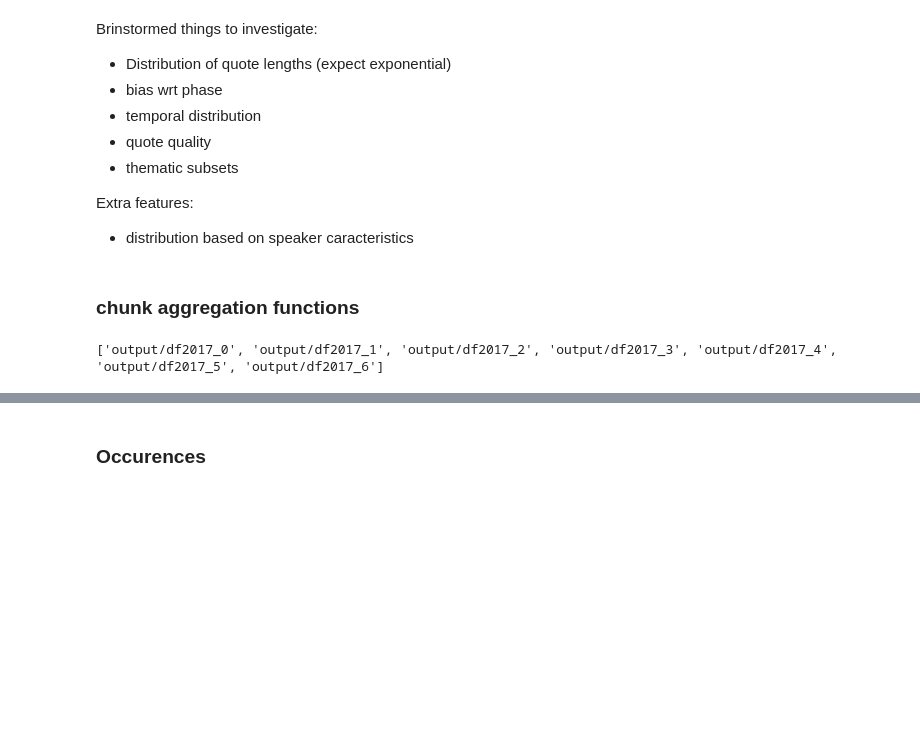
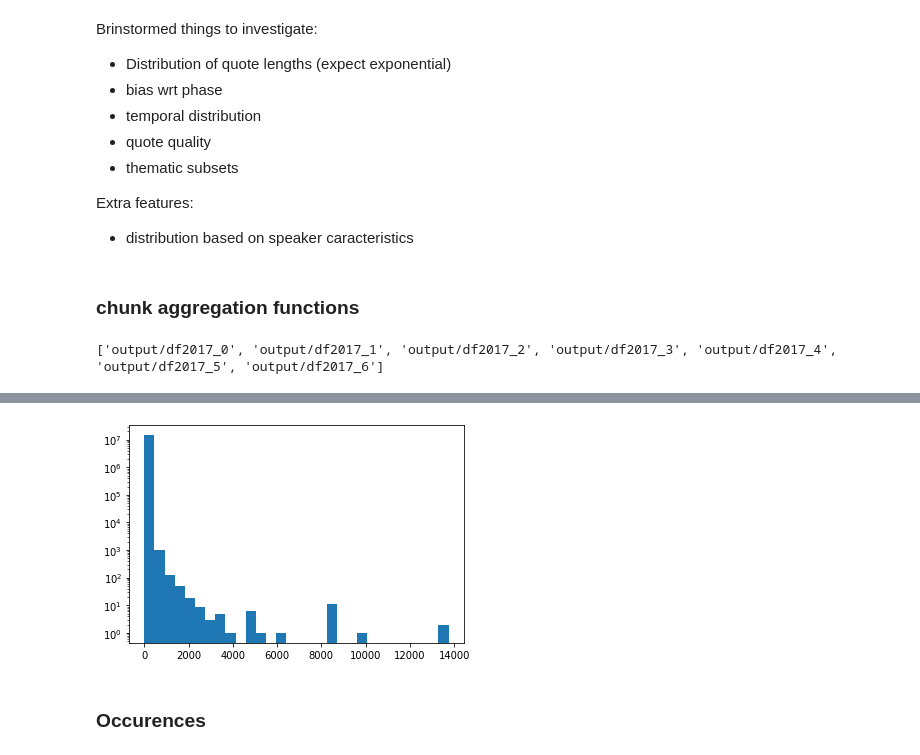
Before and after one commit to epfl-ada/ada-2021-project-adada-sur-mon-bidet, a Jupyter notebook: json-filtering.ipynb, the cells around one changed output, grey strips where cells are left out. Saved outputs shown, nothing was run; the diff lists cells and outputs as text; code cells hidden in the pictures; blank space fills up the shorter version.

```diff
--- a/json-filtering.ipynb
+++ b/json-filtering.ipynb
@@ -263,2 +286,16 @@ yearly(2017, desc_num_occ);
+# %%
+def overall(op, agg=None, agg_inner=None):
+  acc = []
+  for year in years:
+    acc.append(yearly(year, op, agg_inner))
+
+  if(agg):
+    return agg(sum(acc, [])) ##flatten list
+  else:
+    return acc
+
+overall(num_occ, hist);
+# %% [output]
+[figure, added]
 # %% [markdown]
 ### Occurences
```
Also changed, not shown: parts of 9 cells of this notebook.
